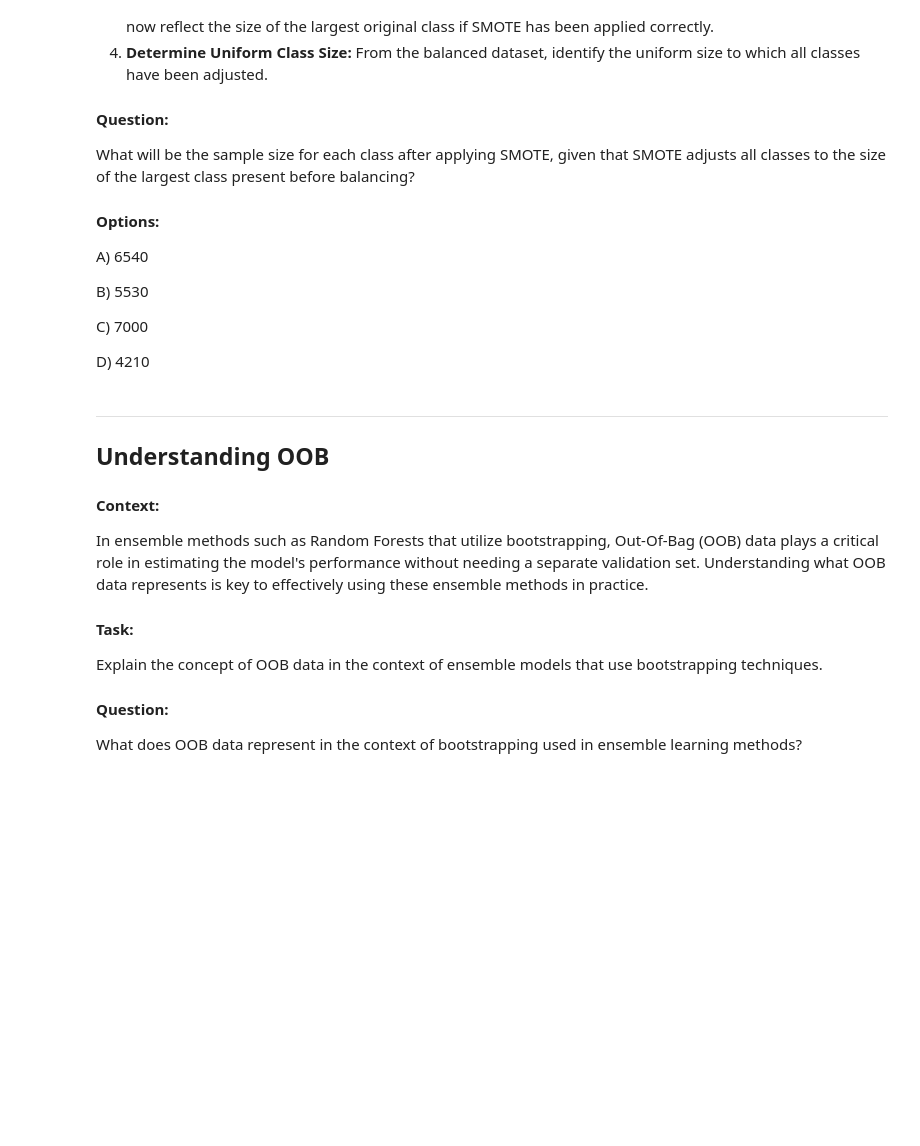
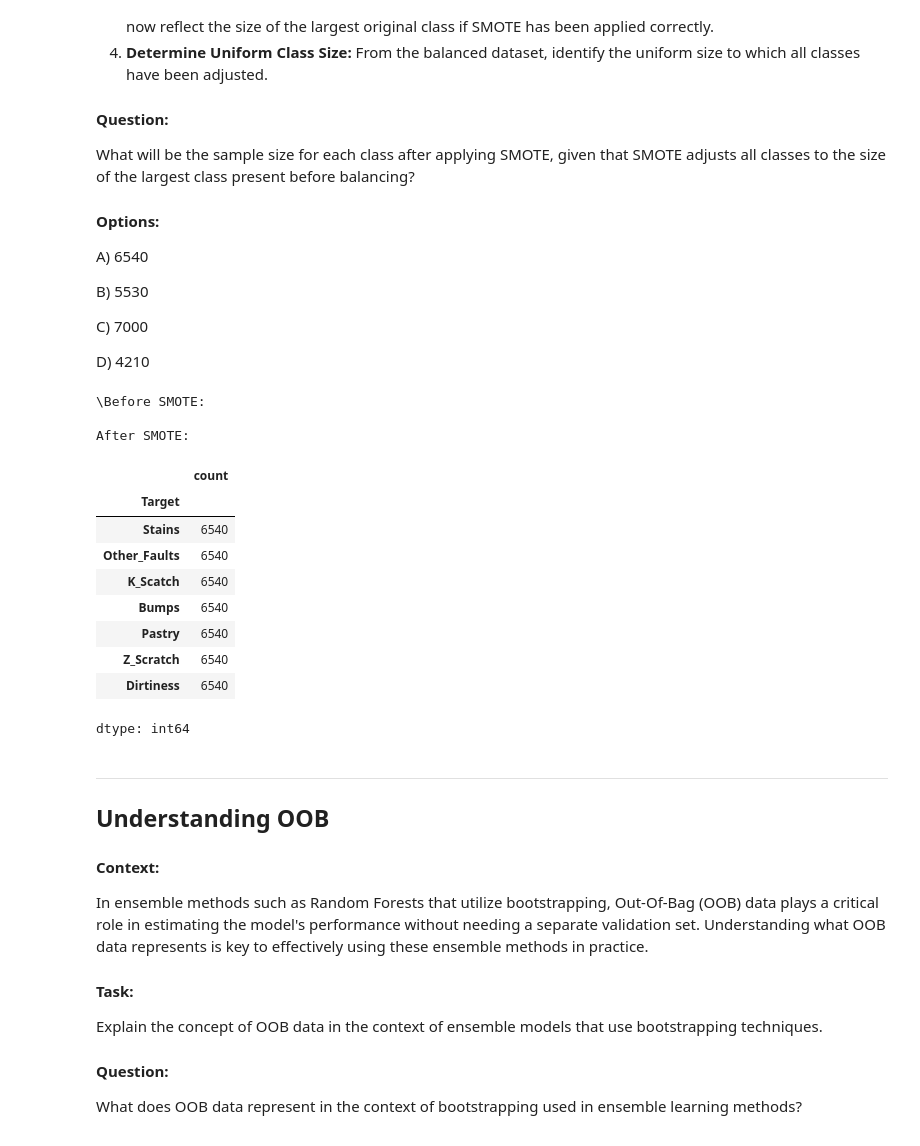
Before and after one commit to sr606/Machine-Learning_Practices, a Jupyter notebook: Decision_Tree_Case_Study.ipynb, the cells around one changed output. Saved outputs shown, nothing was run; the diff lists cells and outputs as text; code cells hidden in the pictures; blank space fills up the shorter version.

```diff
--- a/Decision_Tree_Case_Study.ipynb
+++ b/Decision_Tree_Case_Study.ipynb
@@ -621,19 +621,33 @@ C) 7000
 
 D) 4210
 # %%
-from imblearn._____ import ____
+from imblearn.over_sampling import SMOTE
 
 # TODO: Count class instances before SMOTE from the variable ('y')
 print("\Before SMOTE:")
-_____
+y_train.value_counts()
 
 # TODO: Apply SMOTE
 smote = SMOTE(random_state=42)
-X_resampled, y_resampled = smote._____(X, __)
+X_resampled, y_resampled = smote.fit_resample(X, y)
 
 # TODO: Count class instances after SMOTE on variable 'y_resampled'
 print("\nAfter SMOTE:")
-______
+y_resampled.value_counts()
+# %% [output]
+\Before SMOTE:
+
+After SMOTE:
+|  | count |
+| Target |  |
+| Stains | 6540 |
+| Other_Faults | 6540 |
+| K_Scatch | 6540 |
+| Bumps | 6540 |
+| Pastry | 6540 |
+| Z_Scratch | 6540 |
+| Dirtiness | 6540 |
+dtype: int64
 # %% [markdown]
 
 
```
Also changed, not shown: parts of 3 cells of this notebook.
